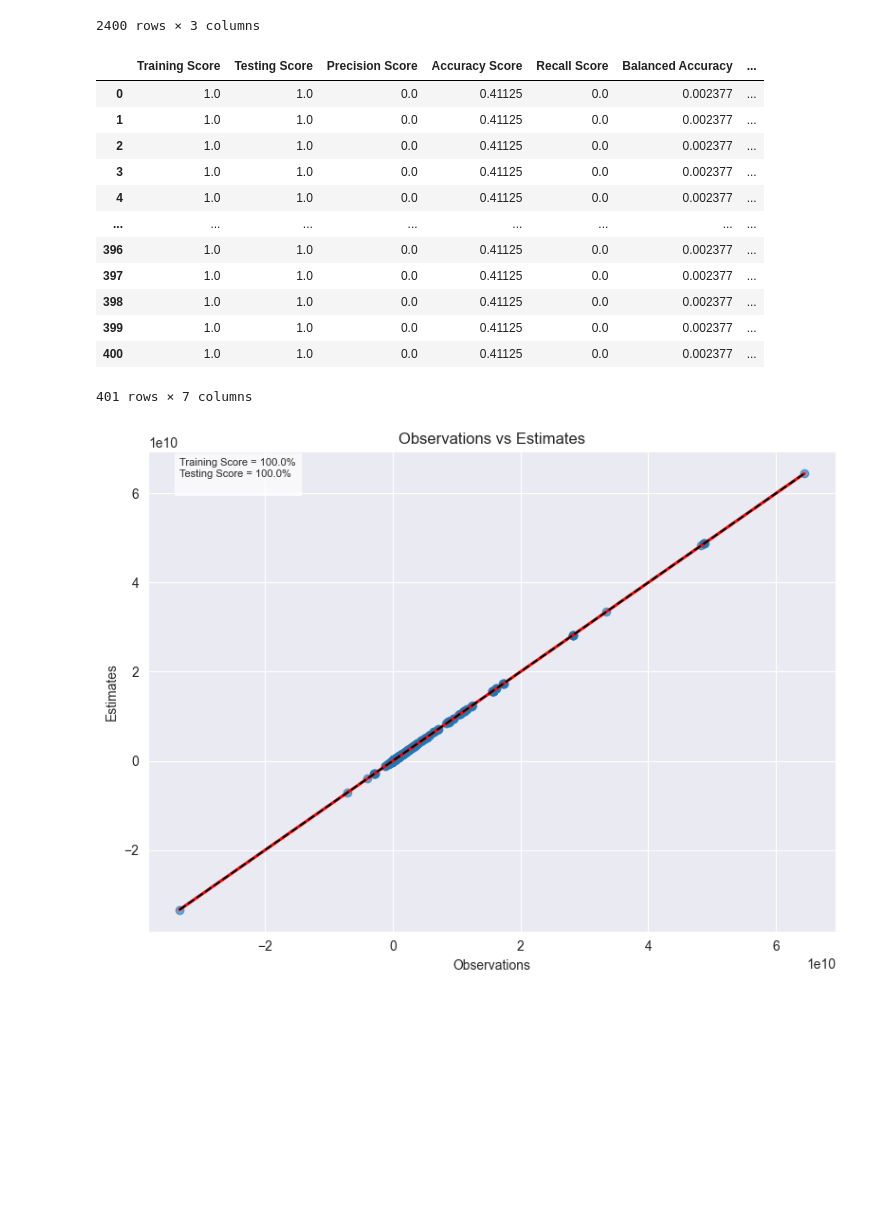
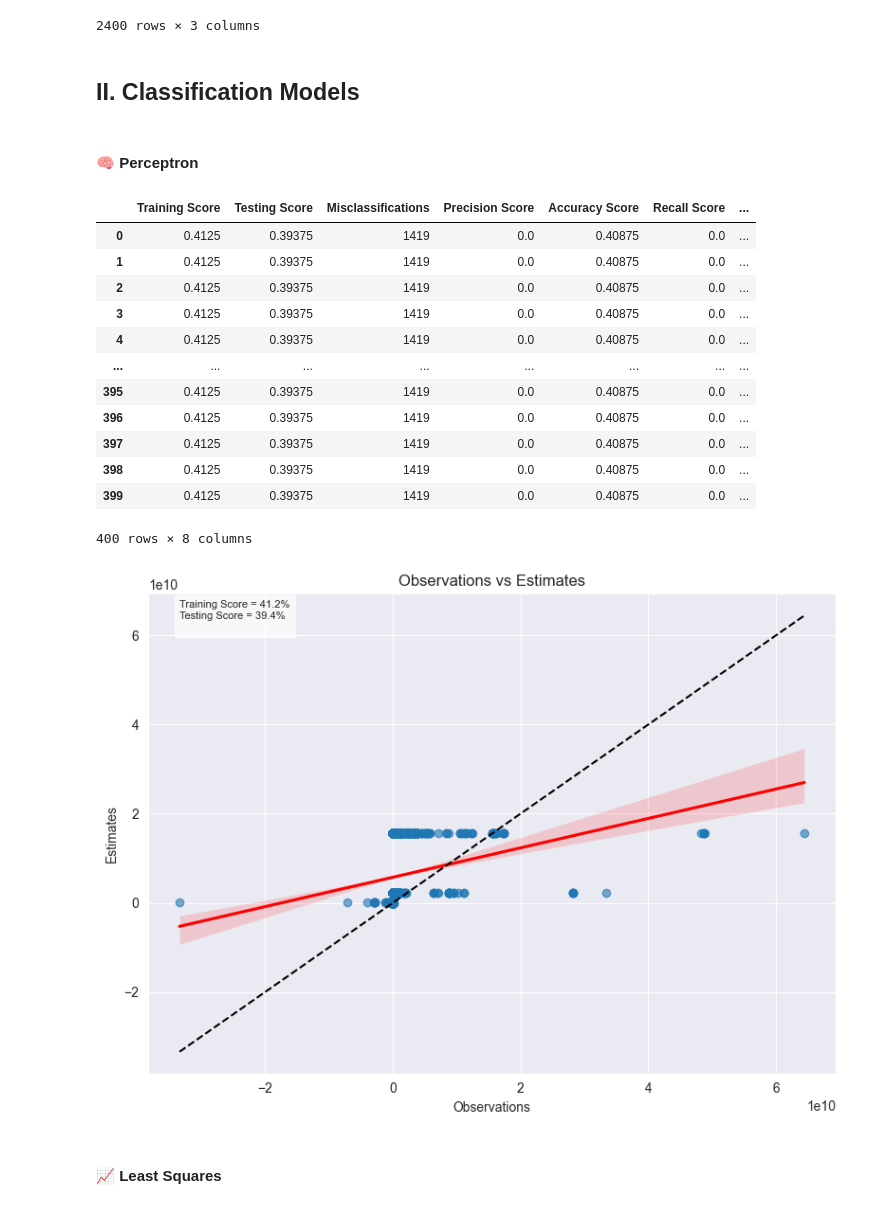
Before and after one commit to is-leeroy-jenkins/Mathy, a Jupyter notebook: ipynb/board.ipynb, the cells around one changed output. Drawn from its saved outputs; the diff is of its cells as text; code cells hidden in the pictures; blank space fills up the shorter version.

```diff
--- a/ipynb/board.ipynb
+++ b/ipynb/board.ipynb
@@ -86,27 +88,33 @@ data
 | 2398 | 204 | 18000000 | 18000000 |
 | 2399 | 49 | 0 | 0 |
 2400 rows × 3 columns
+# %% [markdown]
+## II. Classification Models
+# %% [markdown]
+####  🧠 Perceptron
 # %%
-classifier = LeastSquares()
+percetron = Perceptron( )
 X = data.values
 y = ds.targets
-classifier.train( X, y )
-classifier.score( X, y )
+percetron.train( X, y )
+percetron.score( X, y )
 # %% [output]
-|  | Training Score | Testing Score | Precision Score | Accuracy Score | Recall Score | Balanced Accuracy | ... |
-| 0 | 1.0 | 1.0 | 0.0 | 0.41125 | 0.0 | 0.002377 | ... |
-| 1 | 1.0 | 1.0 | 0.0 | 0.41125 | 0.0 | 0.002377 | ... |
-| 2 | 1.0 | 1.0 | 0.0 | 0.41125 | 0.0 | 0.002377 | ... |
-| 3 | 1.0 | 1.0 | 0.0 | 0.41125 | 0.0 | 0.002377 | ... |
-| 4 | 1.0 | 1.0 | 0.0 | 0.41125 | 0.0 | 0.002377 | ... |
+|  | Training Score | Testing Score | Misclassifications | Precision Score | Accuracy Score | Recall Score | ... |
+| 0 | 0.4125 | 0.39375 | 1419 | 0.0 | 0.40875 | 0.0 | ... |
+| 1 | 0.4125 | 0.39375 | 1419 | 0.0 | 0.40875 | 0.0 | ... |
+| 2 | 0.4125 | 0.39375 | 1419 | 0.0 | 0.40875 | 0.0 | ... |
+| 3 | 0.4125 | 0.39375 | 1419 | 0.0 | 0.40875 | 0.0 | ... |
+| 4 | 0.4125 | 0.39375 | 1419 | 0.0 | 0.40875 | 0.0 | ... |
 | ... | ... | ... | ... | ... | ... | ... | ... |
-| 396 | 1.0 | 1.0 | 0.0 | 0.41125 | 0.0 | 0.002377 | ... |
-| 397 | 1.0 | 1.0 | 0.0 | 0.41125 | 0.0 | 0.002377 | ... |
-| 398 | 1.0 | 1.0 | 0.0 | 0.41125 | 0.0 | 0.002377 | ... |
-| 399 | 1.0 | 1.0 | 0.0 | 0.41125 | 0.0 | 0.002377 | ... |
-| 400 | 1.0 | 1.0 | 0.0 | 0.41125 | 0.0 | 0.002377 | ... |
+| 395 | 0.4125 | 0.39375 | 1419 | 0.0 | 0.40875 | 0.0 | ... |
+| 396 | 0.4125 | 0.39375 | 1419 | 0.0 | 0.40875 | 0.0 | ... |
+| 397 | 0.4125 | 0.39375 | 1419 | 0.0 | 0.40875 | 0.0 | ... |
+| 398 | 0.4125 | 0.39375 | 1419 | 0.0 | 0.40875 | 0.0 | ... |
+| 399 | 0.4125 | 0.39375 | 1419 | 0.0 | 0.40875 | 0.0 | ... |
-401 rows × 7 columns
+400 rows × 8 columns
 # %%
-classifier.scatter_plot( X, y )
+percetron.scatter_plot( X, y )
 # %% [output]
-[figure, old version]
+[figure, new version]
+# %% [markdown]
+####  📈 Least Squares
```
Also changed, not shown: parts of 65 cells of this notebook, 1 other file.
